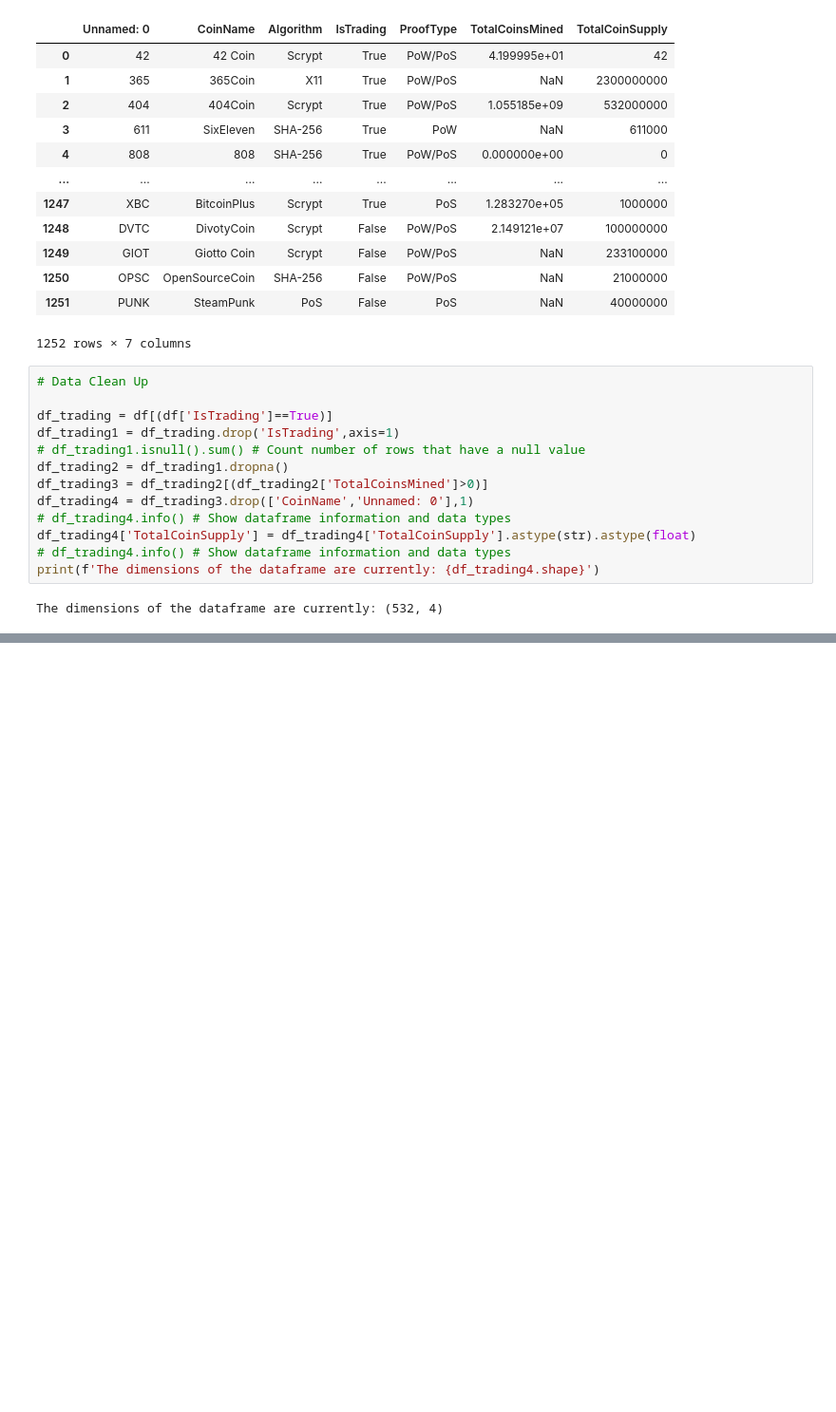
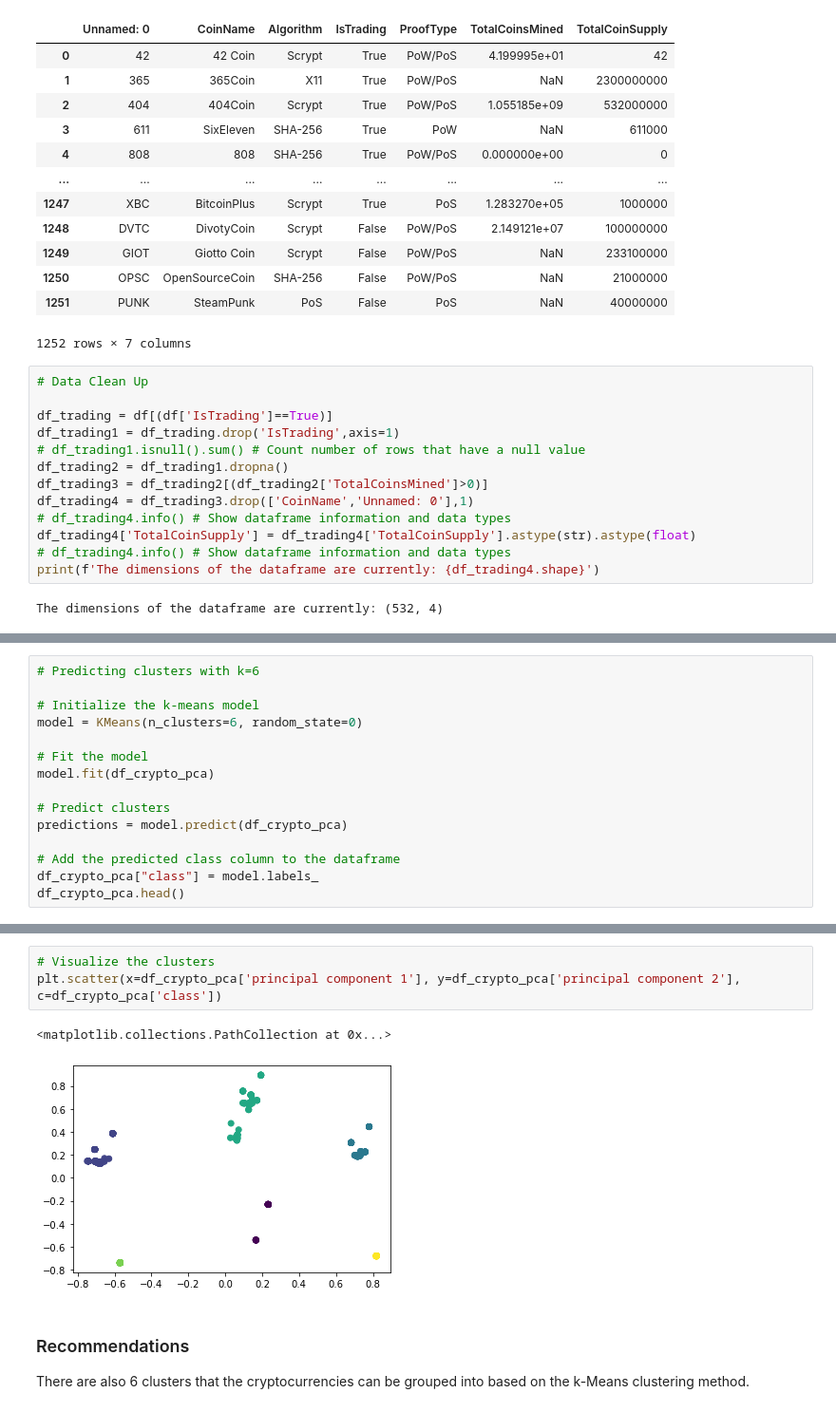
Before and after one commit to obsessedquant/machine_learning_unsupervised_challenge, a Jupyter notebook: Cryptocurrency_Clusters.ipynb, the cells around one changed output, grey strips where cells are left out. Shown at 95% size. Saved outputs shown, nothing was run; the diff lists cells and outputs as text; blank space fills up the shorter version.

Commit message:
Updated code, added k-means analysis

```diff
--- a/Cryptocurrency_Clusters.ipynb
+++ b/Cryptocurrency_Clusters.ipynb
@@ -143,0 +169,15 @@ There are also 6 macro clusters that the cryptocurrencies can be grouped into ba
+# %%
+# Predicting clusters with k=6
+
+# Initialize the k-means model
+model = KMeans(n_clusters=6, random_state=0)
+
+# Fit the model
+model.fit(df_crypto_pca)
+
+# Predict clusters
+predictions = model.predict(df_crypto_pca)
+
+# Add the predicted class column to the dataframe
+df_crypto_pca["class"] = model.labels_
+df_crypto_pca.head()
@@ -143,0 +191,10 @@ There are also 6 macro clusters that the cryptocurrencies can be grouped into ba
+# %%
+# Visualize the clusters
+plt.scatter(x=df_crypto_pca['principal component 1'], y=df_crypto_pca['principal component 2'], c=df_crypto_pca['class'])
+# %% [output]
+<matplotlib.collections.PathCollection at 0x...>
+[figure, added]
+# %% [markdown]
+### Recommendations
+
+There are also 6 clusters that the cryptocurrencies can be grouped into based on the k-Means clustering method.
```
Also changed, not shown: parts of 8 cells of this notebook, 1 other file.
